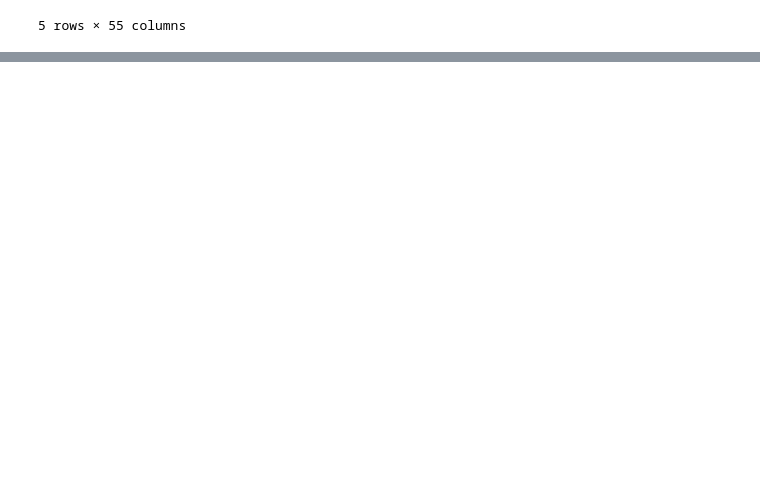
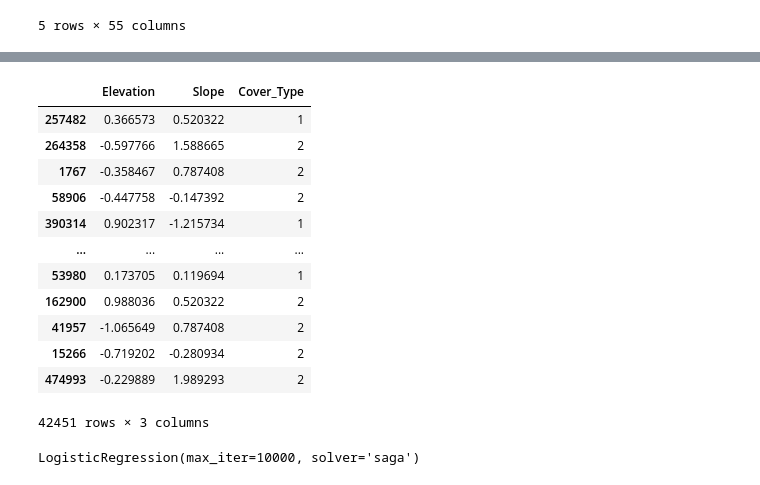
Before and after one commit to FardeenCODEIIEST/MachineLearningLab-CS-4172-, a Jupyter notebook: Assignment03/Assignment03.ipynb, the cells around one changed output, grey strips where cells are left out. Drawn from its saved outputs; the diff is of its cells as text; code cells hidden in the pictures; blank space fills up the shorter version.

```diff
--- a/Assignment03/Assignment03.ipynb
+++ b/Assignment03/Assignment03.ipynb
@@ -44,0 +146,6 @@ forest_cover_df.head()
+# %%
+# 80% -> train | 10% -> validation | 10% -> testing
+from sklearn.model_selection import train_test_split
+
+X_train,X_rest,y_train,y_rest = train_test_split(X,y,random_state=5,test_size=0.2)
+X_val,X_test,y_val,y_test = train_test_split(X_rest,y_rest,random_state=5,test_size=0.5)
@@ -44,0 +159,3 @@ forest_cover_df.head()
+# %%
+X_train_subset = X_train[['Elevation','Slope']]
+X_train_subset
@@ -44,0 +176,28 @@ forest_cover_df.head()
+# %%
+train_subset = X_train_subset.join(y_train)
+train_subset = train_subset[train_subset['Cover_Type'].isin([1,2,3])]
+train_subset
+# %% [output]
+|  | Elevation | Slope | Cover_Type |
+| 257482 | 0.366573 | 0.520322 | 1 |
+| 264358 | -0.597766 | 1.588665 | 2 |
+| 1767 | -0.358467 | 0.787408 | 2 |
+| 58906 | -0.447758 | -0.147392 | 2 |
+| 390314 | 0.902317 | -1.215734 | 1 |
+| ... | ... | ... | ... |
+| 53980 | 0.173705 | 0.119694 | 1 |
+| 162900 | 0.988036 | 0.520322 | 2 |
+| 41957 | -1.065649 | 0.787408 | 2 |
+| 15266 | -0.719202 | -0.280934 | 2 |
+| 474993 | -0.229889 | 1.989293 | 2 |
+42451 rows × 3 columns
+# %%
+from sklearn.linear_model import LogisticRegression
+
+LR_model = LogisticRegression(
+    solver='saga',
+    max_iter=10000,
+)
+LR_model.fit(train_subset.iloc[:,0:2],train_subset.iloc[:,2])
+# %% [output]
+LogisticRegression(max_iter=10000, solver='saga')
```
Also changed, not shown: parts of 21 cells of this notebook.
